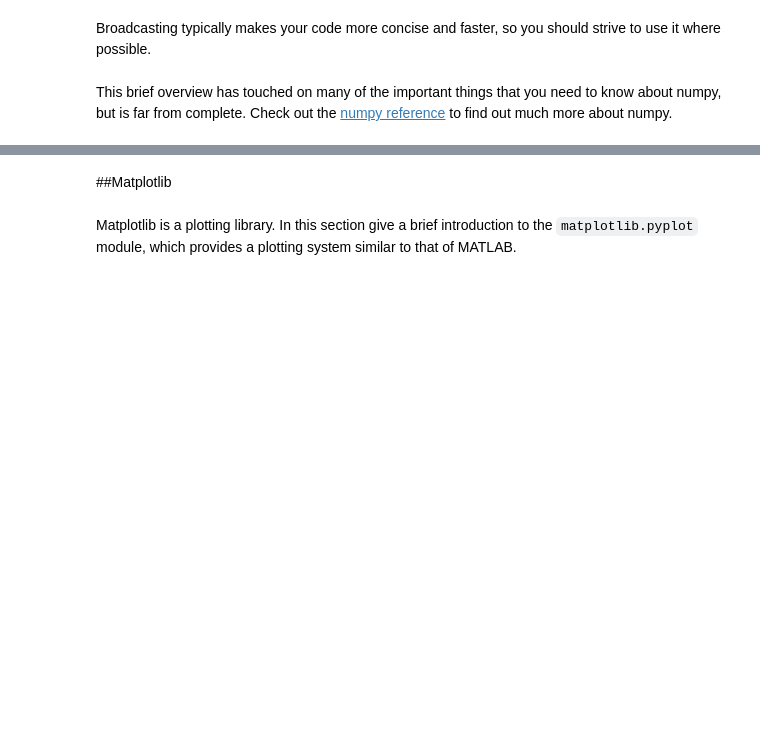
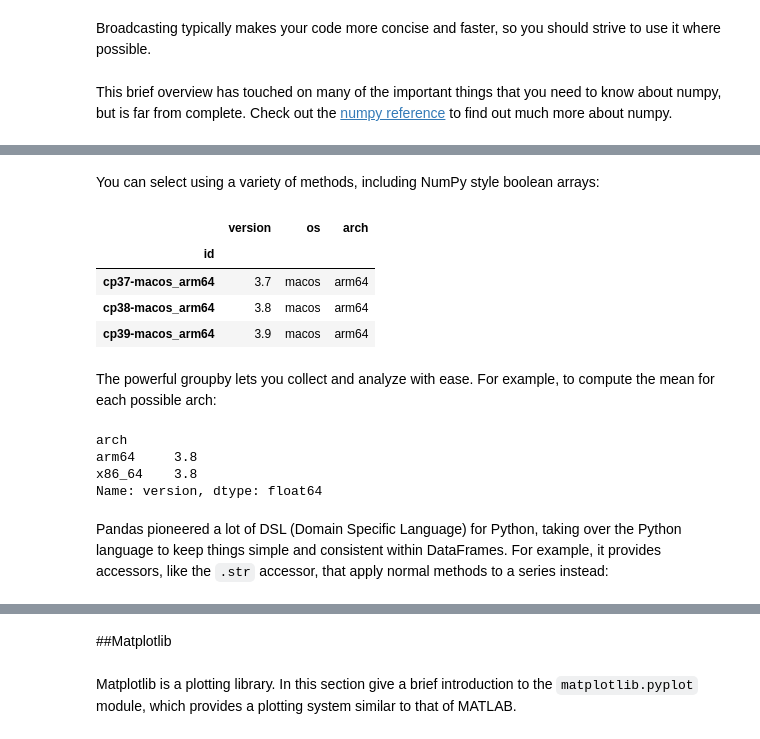
Before and after one commit to ruelasvh/python-numpy-tutorial, a Jupyter notebook: python-colab.ipynb, the cells around one changed output, grey strips where cells are left out. Cells and saved outputs as stored; diff of their text form; code cells hidden in the pictures; blank space fills up the shorter version.

```diff
--- a/python-colab.ipynb
+++ b/python-colab.ipynb
@@ -915,0 +1017,21 @@ This brief overview has touched on many of the important things that you need to
+# %% [markdown]
+You can select using a variety of methods, including NumPy style boolean arrays:
+# %%
+df[df.arch == "arm64"]
+# %% [output]
+|  | version | os | arch |
+| id |  |  |  |
+| cp37-macos_arm64 | 3.7 | macos | arm64 |
+| cp38-macos_arm64 | 3.8 | macos | arm64 |
+| cp39-macos_arm64 | 3.9 | macos | arm64 |
+# %% [markdown]
+The powerful groupby lets you collect and analyze with ease. For example, to compute the mean for each possible arch:
+# %%
+df.groupby("arch").version.mean()
+# %% [output]
+arch
+arm64     3.8
+x86_64    3.8
+Name: version, dtype: float64
+# %% [markdown]
+Pandas pioneered a lot of DSL (Domain Specific Language) for Python, taking over the Python language to keep things simple and consistent within DataFrames. For example, it provides accessors, like the `.str` accessor, that apply normal methods to a series instead:
```
Also changed, not shown: parts of 19 cells of this notebook.
